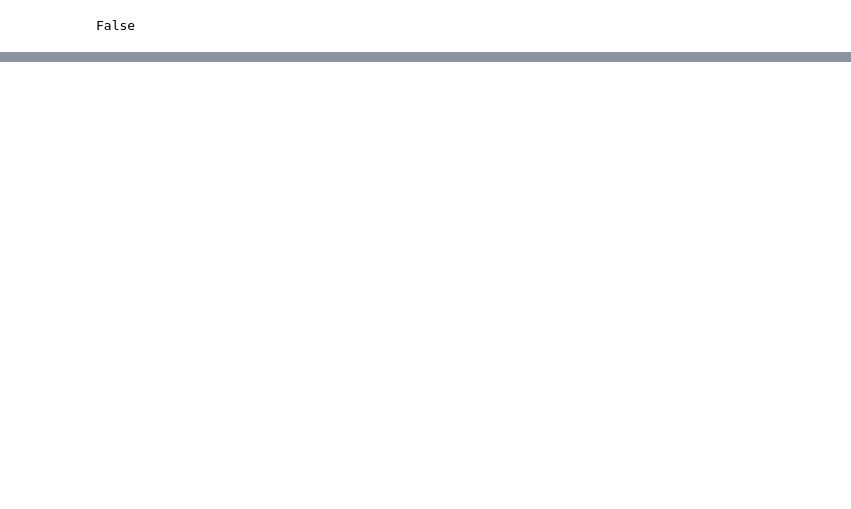
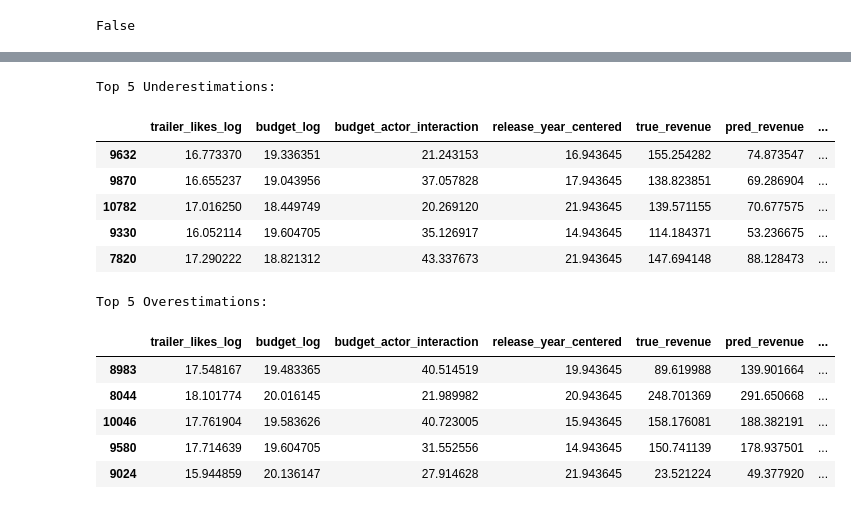
Before and after one commit to Eric7895/Movie_Revenue_Web_Application, a Jupyter notebook: linear_modeling.ipynb, the cells around one changed output, grey strips where cells are left out. Cells and saved outputs as stored; diff of their text form; code cells hidden in the pictures; blank space fills up the shorter version.

```diff
--- a/linear_modeling.ipynb
+++ b/linear_modeling.ipynb
@@ -411,5 +441,20 @@ plot_residual_diagnostics(y_test, y_pred)
 #anova = anova(y_test, y_pred, n_predictors=7, alpha=0.05)
 #nova
 # %%
-#residuals, under, over = error_analysis(y_test, y_pred, X_test)
+residuals, under, over = error_analysis(y_test, y_pred, X_test)
+# %% [output]
+Top 5 Underestimations:
+|  | trailer_likes_log | budget_log | budget_actor_interaction | release_year_centered | true_revenue | pred_revenue | ... |
+| 9632 | 16.773370 | 19.336351 | 21.243153 | 16.943645 | 155.254282 | 74.873547 | ... |
+| 9870 | 16.655237 | 19.043956 | 37.057828 | 17.943645 | 138.823851 | 69.286904 | ... |
+| 10782 | 17.016250 | 18.449749 | 20.269120 | 21.943645 | 139.571155 | 70.677575 | ... |
+| 9330 | 16.052114 | 19.604705 | 35.126917 | 14.943645 | 114.184371 | 53.236675 | ... |
+| 7820 | 17.290222 | 18.821312 | 43.337673 | 21.943645 | 147.694148 | 88.128473 | ... |
+Top 5 Overestimations:
+|  | trailer_likes_log | budget_log | budget_actor_interaction | release_year_centered | true_revenue | pred_revenue | ... |
+| 8983 | 17.548167 | 19.483365 | 40.514519 | 19.943645 | 89.619988 | 139.901664 | ... |
+| 8044 | 18.101774 | 20.016145 | 21.989982 | 20.943645 | 248.701369 | 291.650668 | ... |
+| 10046 | 17.761904 | 19.583626 | 40.723005 | 15.943645 | 158.176081 | 188.382191 | ... |
+| 9580 | 17.714639 | 19.604705 | 31.552556 | 14.943645 | 150.741139 | 178.937501 | ... |
+| 9024 | 15.944859 | 20.136147 | 27.914628 | 21.943645 | 23.521224 | 49.377920 | ... |
 # %%
```
Also changed, not shown: parts of 20 cells of this notebook, 1 other file.
